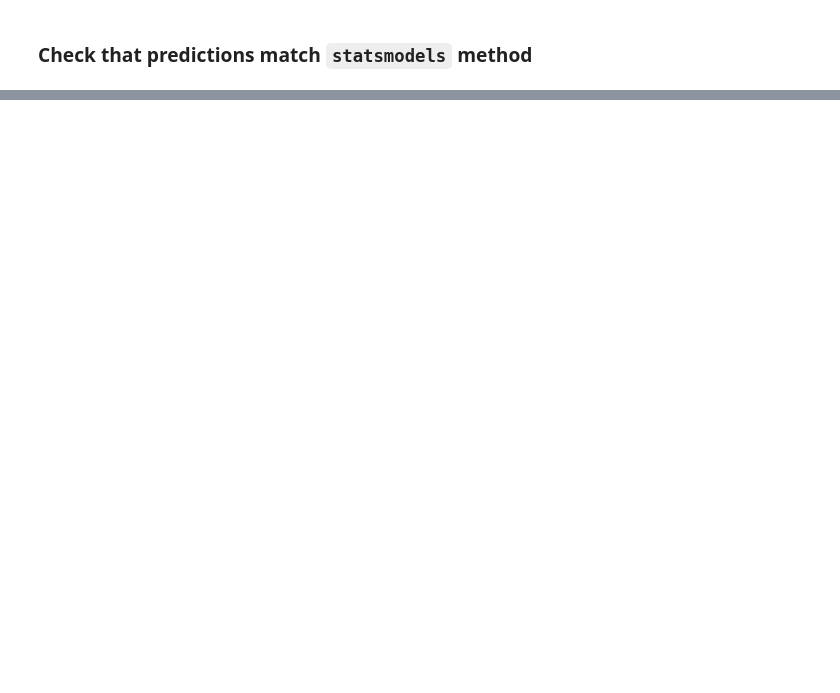
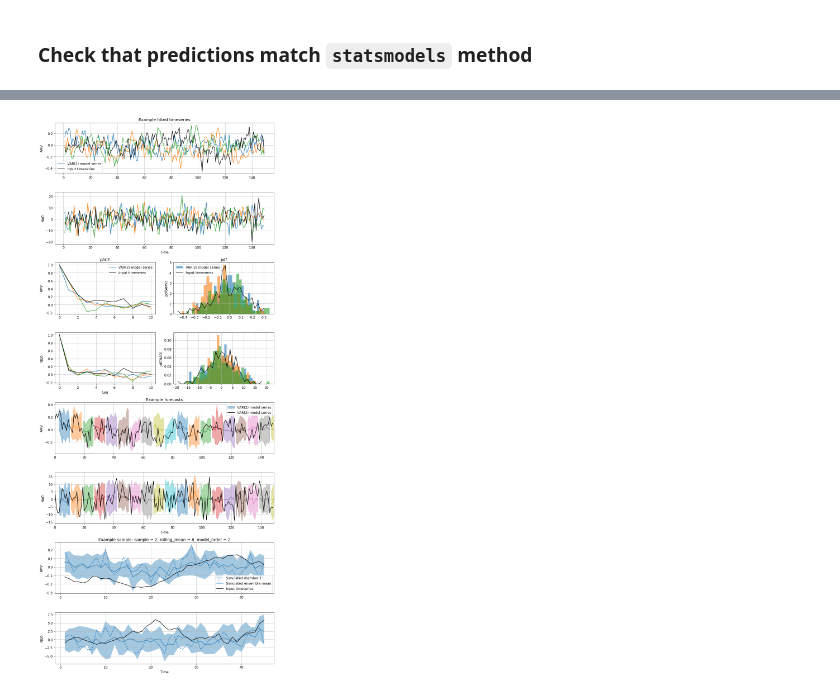
Before and after one commit to dougiesquire/Squire_2022_correlation, a Jupyter notebook: notebooks/exploratory/try_VAR.ipynb, the cells around one changed output, grey strips where cells are left out. Cells and saved outputs as stored; diff of their text form; code cells hidden in the pictures; blank space fills up the shorter version.

```diff
--- a/notebooks/exploratory/try_VAR.ipynb
+++ b/notebooks/exploratory/try_VAR.ipynb
@@ -516,3 +521,5 @@ axs[1].grid()
+# %%
+order = 2
 # %%
 AR_params = ar_model.fit(AMV_input, n_lags=order)
 
@@ -554,0 +562,12 @@ ax.grid()
+# %%
+test = ar_model.generate_samples_like(
+    VAR_input,
+    n_lags=2,
+    n_times=45,
+    n_samples=3,
+    n_members=20,
+    rolling_means=[8],
+    plot_diagnostics=True,
+)
+# %% [output]
+[figure, added]
```
Also changed, not shown: parts of 8 cells of this notebook, 2 other files.
